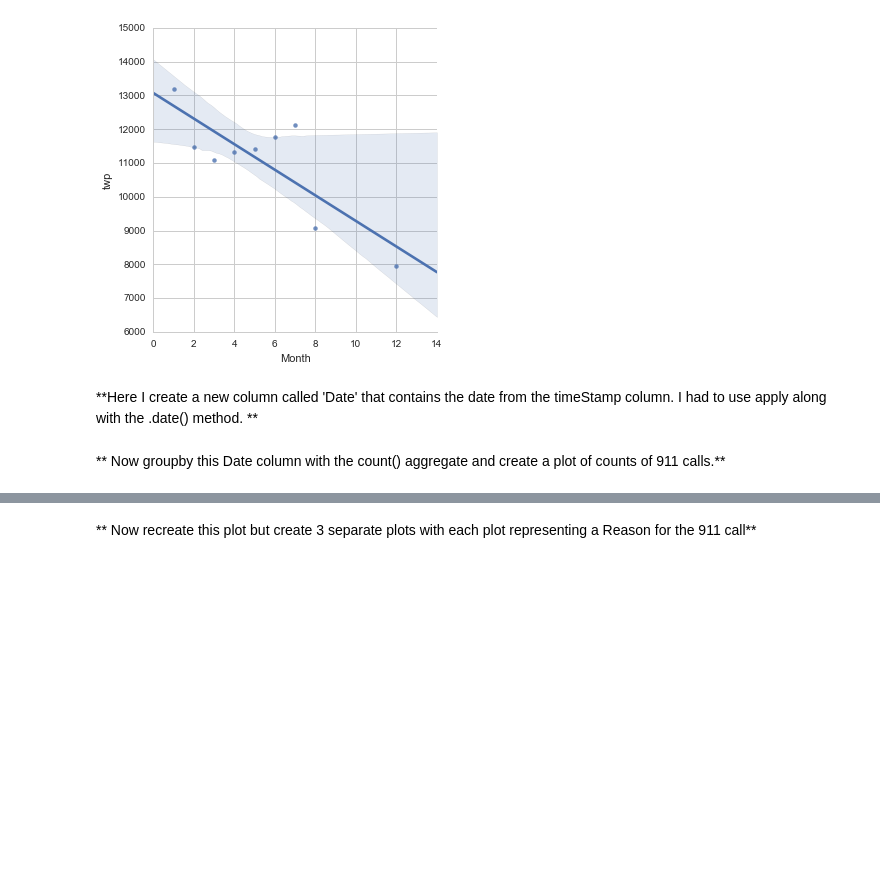
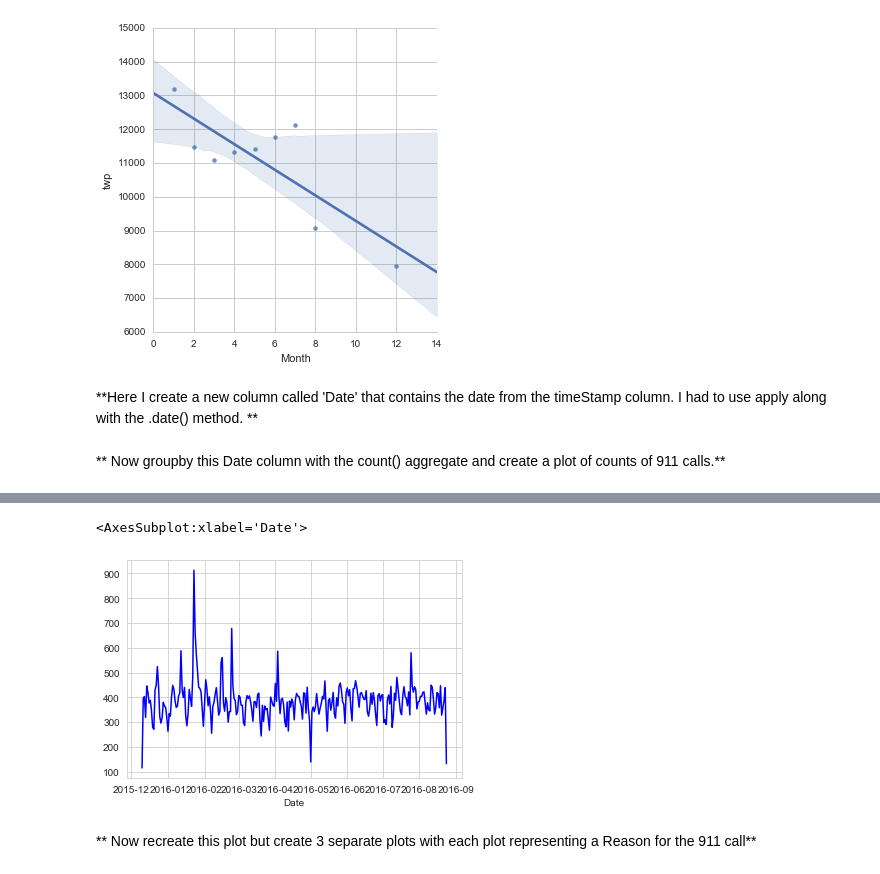
Before and after one commit to adfelt/911-Calls-Project, a Jupyter notebook: 911 Calls Data Capstone Project.ipynb, the cells around one changed output, grey strips where cells are left out. Cells and saved outputs as stored; diff of their text form; code cells hidden in the pictures; blank space fills up the shorter version.

```diff
--- a/911 Calls Data Capstone Project.ipynb
+++ b/911 Calls Data Capstone Project.ipynb
@@ -242,5 +242,7 @@ sns.lmplot(x='Month', y='twp',data=by_month)
 [figure]
 # %% [markdown]
 **Here I create a new column called 'Date' that contains the date from the timeStamp column. I had to use apply along with the .date() method. **
+# %%
+df['Date'] = df['timeStamp'].apply(lambda time: time.date())
 # %% [markdown]
 ** Now groupby this Date column with the count() aggregate and create a plot of counts of 911 calls.**
@@ -250,2 +249,8 @@ sns.lmplot(x='Month', y='twp',data=by_month)
+# %%
+dates = df.groupby('Date').count()
+dates['twp'].plot(color='blue')
+# %% [output]
+<AxesSubplot:xlabel='Date'>
+[figure, added]
 # %% [markdown]
 ** Now recreate this plot but create 3 separate plots with each plot representing a Reason for the 911 call**
```
Also changed, not shown: parts of 7 cells of this notebook.
